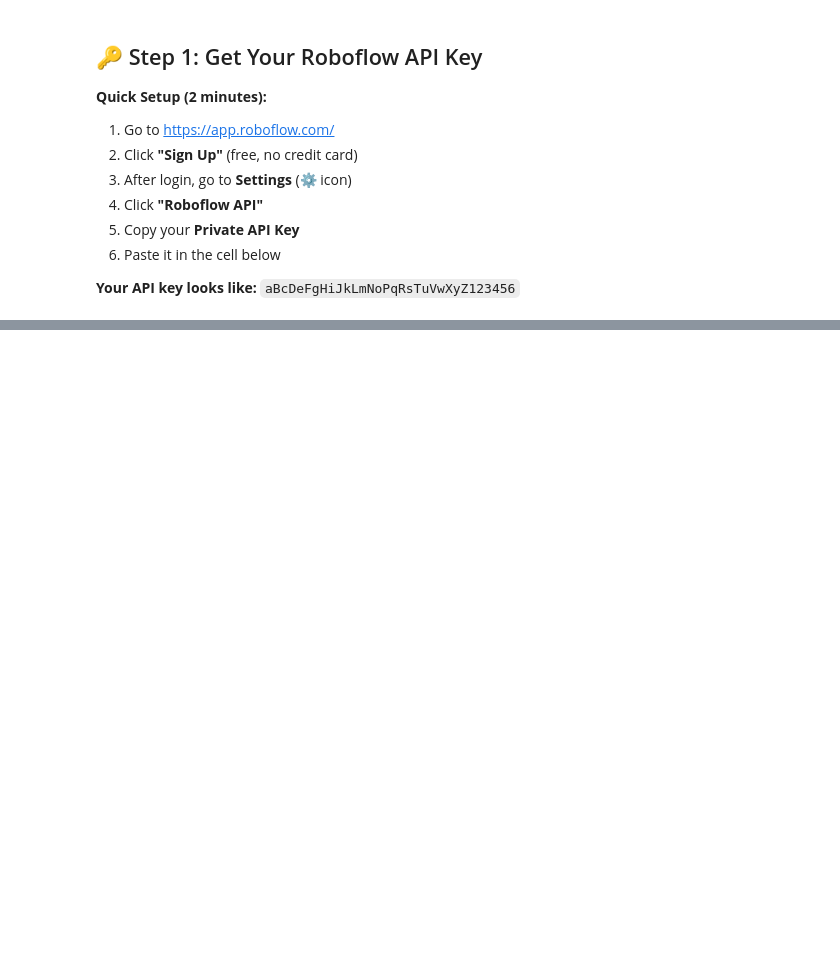
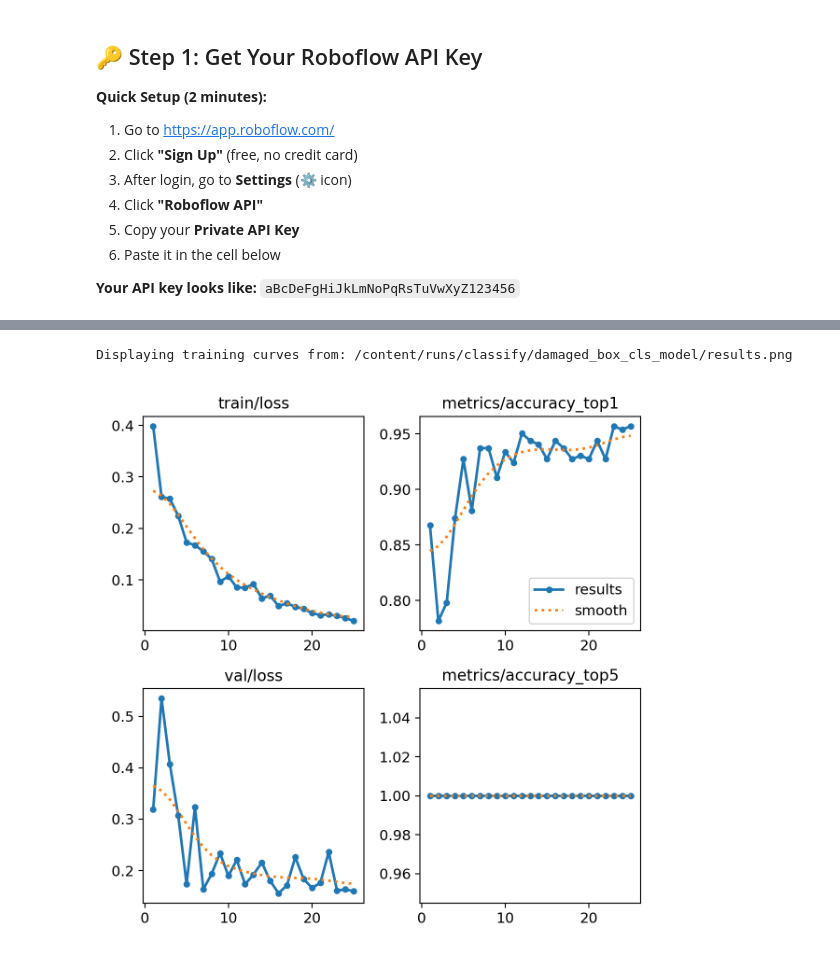
Before and after one commit to chernhaw75/PackageDamage, a Jupyter notebook: Damages_Box_Detection.ipynb, the cells around one changed output, grey strips where cells are left out. Cells and saved outputs as stored; diff of their text form; code cells hidden in the pictures; blank space fills up the shorter version.

```diff
--- a/Damages_Box_Detection.ipynb
+++ b/Damages_Box_Detection.ipynb
@@ -476,0 +100,32 @@ Google Colab           Jetson Orin
+# %%
+import os
+
+# Define the class names based on the dataset structure
+# In 'folder' format for classification, subdirectories usually represent classes.
+# Let's inspect the 'train' folder to get class names.
+train_dir = os.path.join(dataset_path, 'train')
+valid_dir = os.path.join(dataset_path, 'valid')
+test_dir = os.path.join(dataset_path, 'test')
+
+train_class_subdirs = [d for d in os.listdir(train_dir) if os.path.isdir(os.path.join(train_dir, d))]
+class_names = sorted(train_class_subdirs)
+
+print(f"Detected classes: {class_names}")
+
+# Create the data.yaml file for YOLOv8
+data_yaml_content = f"""path: {dataset_path}
+train: {os.path.relpath(train_dir, dataset_path)}
+val: {os.path.relpath(valid_dir, dataset_path)}
+test: {os.path.relpath(test_dir, dataset_path)}
+nc: {len(class_names)}
+names: {class_names}
+"""
+
+with open(os.path.join(dataset_path, 'data.yaml'), 'w') as f:
+    f.write(data_yaml_content)
+
+print("✅ data.yaml created:")
+print(data_yaml_content)
+
+# Optionally, display the content of the data.yaml file
+!cat {os.path.join(dataset_path, 'data.yaml')}
@@ -476,0 +282,16 @@ Google Colab           Jetson Orin
+# %%
+from IPython.display import Image, display
+import os
+
+training_run_dir = '/content/runs/classify/damaged_box_cls_model'
+
+# Display training curves (results.png)
+results_path = os.path.join(training_run_dir, 'results.png')
+if os.path.exists(results_path):
+    print(f"Displaying training curves from: {results_path}")
+    display(Image(filename=results_path, width=800))
+else:
+    print(f"❌ Training curves (results.png) not found at {results_path}")
+# %% [output]
+Displaying training curves from: /content/runs/classify/damaged_box_cls_model/results.png
+[figure, added]
```
Also changed, not shown: parts of 38 cells of this notebook.
